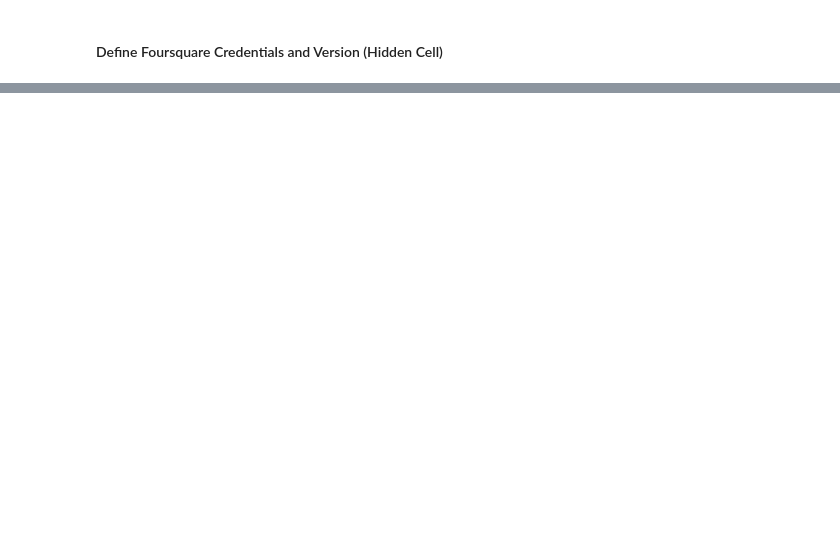
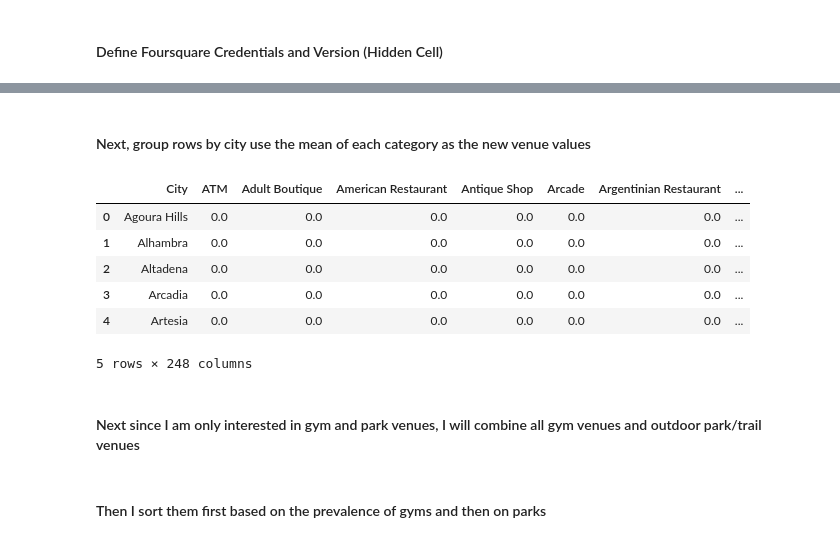
Before and after one commit to elampietti/Coursera_Capstone, a Jupyter notebook: Capstone Project Notebook.ipynb, the cells around one changed output, grey strips where cells are left out. Cells and saved outputs as stored; diff of their text form; code cells hidden in the pictures; blank space fills up the shorter version.

```diff
--- a/Capstone Project Notebook.ipynb
+++ b/Capstone Project Notebook.ipynb
@@ -475,0 +314,15 @@ toronto_merged.loc[toronto_merged['Cluster Labels'] == 4, toronto_merged.columns
+# %% [markdown]
+#### Next, group rows by city use the mean of each category as the new venue values
+# %%
+los_angeles_grouped = los_angeles_onehot.groupby('City').mean().reset_index()
+los_angeles_grouped.head()
+# %% [output]
+|  | City | ATM | Adult Boutique | American Restaurant | Antique Shop | Arcade | Argentinian Restaurant | ... |
+| 0 | Agoura Hills | 0.0 | 0.0 | 0.0 | 0.0 | 0.0 | 0.0 | ... |
+| 1 | Alhambra | 0.0 | 0.0 | 0.0 | 0.0 | 0.0 | 0.0 | ... |
+| 2 | Altadena | 0.0 | 0.0 | 0.0 | 0.0 | 0.0 | 0.0 | ... |
+| 3 | Arcadia | 0.0 | 0.0 | 0.0 | 0.0 | 0.0 | 0.0 | ... |
+| 4 | Artesia | 0.0 | 0.0 | 0.0 | 0.0 | 0.0 | 0.0 | ... |
+5 rows × 248 columns
+# %% [markdown]
+#### Next since I am only interested in gym and park venues, I will combine all gym venues and outdoor park/trail venues
@@ -475,0 +332,2 @@ toronto_merged.loc[toronto_merged['Cluster Labels'] == 4, toronto_merged.columns
+# %% [markdown]
+#### Then I sort them first based on the prevalence of gyms and then on parks
```
Also changed, not shown: parts of 100 cells of this notebook.
